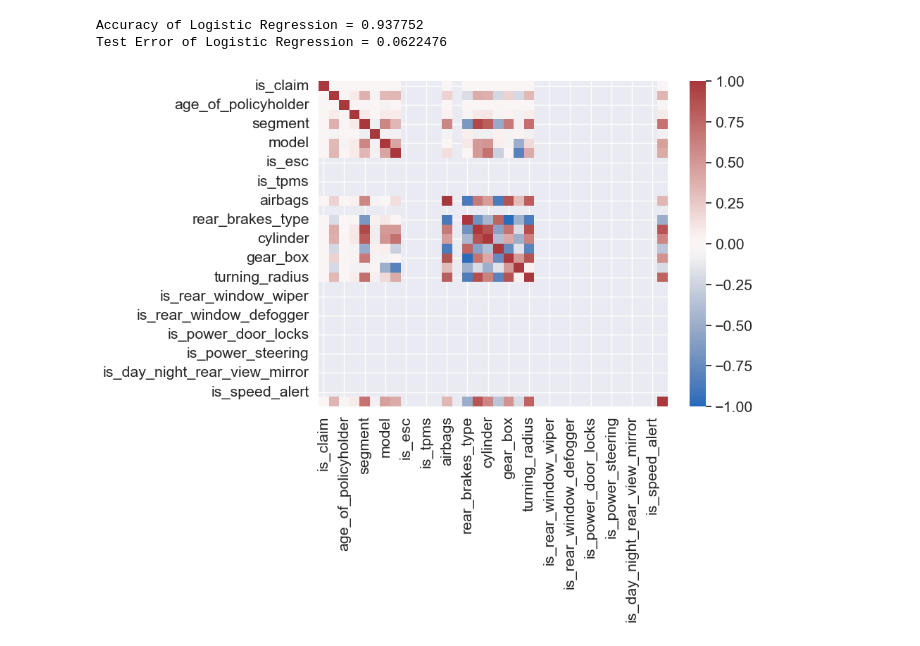
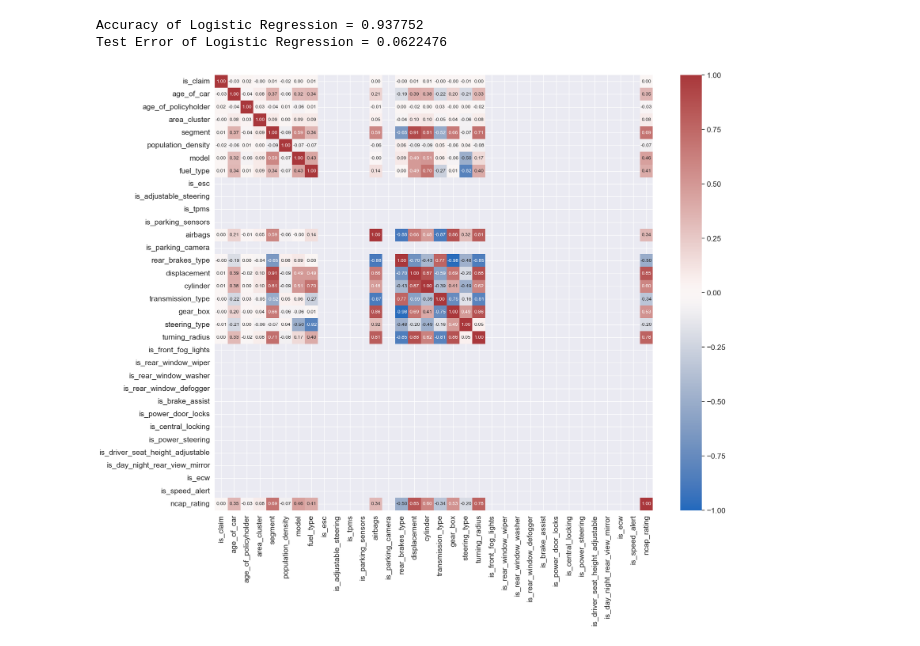
Before and after one commit to evlynEl/BigData, a Jupyter notebook: Projek.ipynb, the cells around one changed output. Drawn from its saved outputs; the diff is of its cells as text; code cells hidden in the pictures.

Commit message:
more EDA & correlation matrix fixed

```diff
--- a/Projek.ipynb
+++ b/Projek.ipynb
@@ -13,8 +13,8 @@ conf = SparkConf().setAppName('myApp') \
 sc = SparkContext(conf=conf)
 spark = SparkSession(sc)
 # %%
-df = spark.read.format('csv').options(header=True).load('C:/users/Devi/NLP/BigData/ProjectBDA/carClaim/train.csv')
-# df = spark.read.format('csv').options(header=True).load('D:/Apps/Anaconda/envs/kuliah/Big Data/dataset/car/train.csv')
+# df = spark.read.format('csv').options(header=True).load('C:/users/Devi/NLP/BigData/ProjectBDA/carClaim/train.csv')
+df = spark.read.format('csv').options(header=True).load('D:/Apps/Anaconda/envs/kuliah/Big Data/dataset/car/train.csv')
 df.show(30, truncate=50)
 # %% [output]
 +---------+-----------------+----------+-------------------+------------+------------------+----+-------+-----+---------+--------------+-----------------+-------------------------+-------+------+----- ...
@@ -35,8 +35,8 @@ df.show(30, truncate=50)
 +---------+-----------------+----------+-------------------+------------+------------------+----+-------+-----+---------+--------------+-----------------+-------------------------+-------+------+----- ...
 only showing top 30 rows
 # %%
-dt = spark.read.format('csv').options(header=True).load('C:/users/Devi/NLP/BigData/ProjectBDA/carClaim/test.csv')
-# dt = spark.read.format('csv').options(header=True).load('D:/Apps/Anaconda/envs/kuliah/Big Data/dataset/car/test.csv')
+# dt = spark.read.format('csv').options(header=True).load('C:/users/Devi/NLP/BigData/ProjectBDA/carClaim/test.csv')
+dt = spark.read.format('csv').options(header=True).load('D:/Apps/Anaconda/envs/kuliah/Big Data/dataset/car/test.csv')
 dt.show(30, truncate=50)
 # %% [output]
 +---------+-----------------+----------+-------------------+------------+------------------+----+-------+-----+---------+--------------+-----------------+---------------------+-------+------+--------- ...
@@ -766,8 +937,15 @@ Test Error of Logistic Regression = 0.0622476
 # %%
-# Generate the correlation matrix
-plt.figure(figsize=(8,6))
+cols = ['is_claim', 'age_of_car', 'age_of_policyholder', 'area_cluster', 'segment', 'population_density', 'model', 'fuel_type',
+        'is_esc', 'is_adjustable_steering', 'is_tpms', 'is_parking_sensors', 'airbags', 'is_parking_camera', 'rear_brakes_type',
+        'displacement', 'cylinder', 'transmission_type', 'gear_box', 'steering_type', 'turning_radius', 'is_front_fog_lights',
+        'is_rear_window_wiper', 'is_rear_window_washer', 'is_rear_window_defogger', 'is_brake_assist', 'is_power_door_locks',
+        'is_central_locking', 'is_power_steering', 'is_driver_seat_height_adjustable', 'is_day_night_rear_view_mirror', 'is_ecw',
+        'is_speed_alert', 'ncap_rating']
+
+plt.figure(figsize=(20, 16))
 sns.set(font_scale=1.4)
-heat =sns.heatmap(data=df.select(['is_claim', 'age_of_car', 'age_of_policyholder', 'area_cluster', 'segment', 'population_density','model', 'fuel_type', 'is_esc','is_adjustable_steering' ,'is_tpms','is_parking_sensors','airbags','is_parking_camera','rear_brakes_type', 'displacement', 'cylinder', 'transmission_type', 'gear_box', 'steering_type', 'turning_radius','is_front_fog_lights', 'is_rear_window_wiper', 'is_rear_window_washer', 'is_rear_window_defogger', 'is_brake_assist', 'is_power_door_locks', 'is_central_locking', 'is_power_steering', 'is_driver_seat_height_adjustable', 'is_day_night_rear_view_mirror', 'is_ecw', 'is_speed_alert', 'ncap_rating']).toPandas().corr(), cmap='vlag', vmin=-1, vmax=1)
+heat = sns.heatmap(data=df.select(cols).toPandas().corr(), cmap='vlag', vmin=-1, vmax=1, annot=True, fmt=".2f", annot_kws={"size": 10})
+plt.show()
 # %% [output]
-[figure, old version]
+[figure, new version]
 # %%
```
Also changed, not shown: parts of 20 cells of this notebook.
